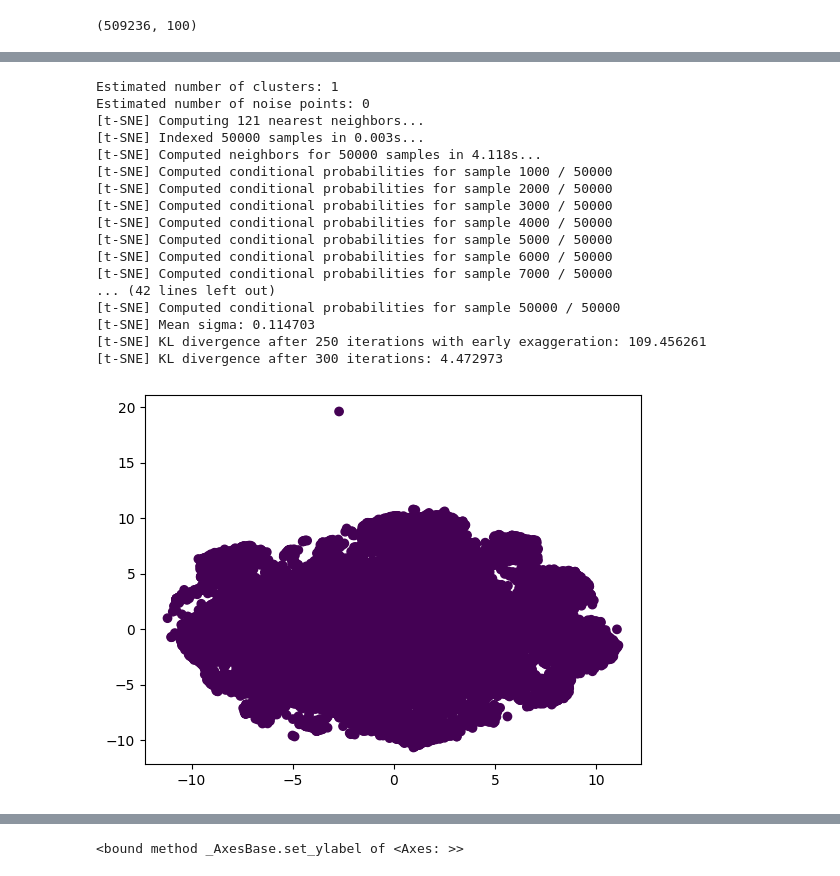
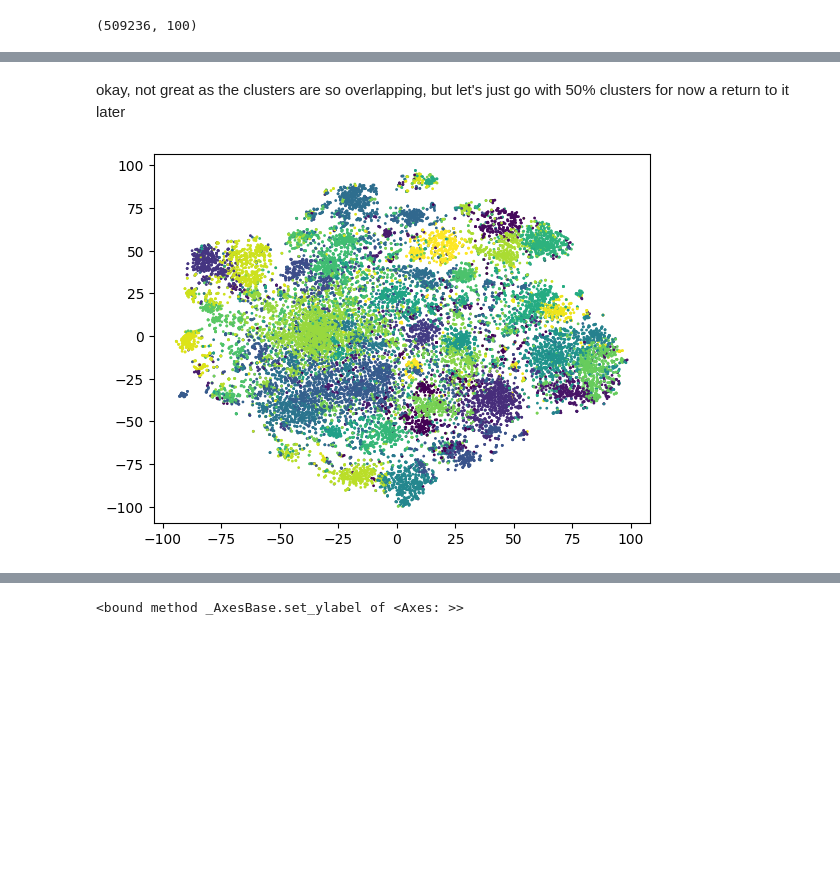
Before and after one commit to Lyncht98/riverstone-nlp-test, a Jupyter notebook: request-1.ipynb, the cells around one changed output, grey strips where cells are left out. Saved outputs shown, nothing was run; the diff lists cells and outputs as text; code cells hidden in the pictures; blank space fills up the shorter version.

```diff
--- a/request-1.ipynb
+++ b/request-1.ipynb
@@ -305,42 +321,31 @@ matrix_reduced.shape
-# %%
-# trying it with DBSCAN
-from sklearn.cluster import DBSCAN
-import matplotlib.pyplot as plt
-
-sample = np.random.choice(matrix_reduced.shape[0], 50000, replace=False)
-
-db = DBSCAN(eps=0.5, min_samples=10).fit(matrix_reduced[sample]) # eps is the distance between points, min_samples is the minimum number of points in a cluster
-labels = db.labels_
-n_clusters_ = len(set(labels)) - (1 if -1 in labels else 0)
-n_noise_ = list(labels).count(-1)
-print('Estimated number of clusters: %d' % n_clusters_)
-print('Estimated number of noise points: %d' % n_noise_)
-
-# visualise clusters using t-sne
-from sklearn.manifold import TSNE
-import matplotlib.pyplot as plt
-
-tsne = TSNE(n_components=2, verbose=1, perplexity=40, n_iter=300)
-tsne_results = tsne.fit_transform(matrix_reduced[sample])
-
-plt.scatter(tsne_results[:,0], tsne_results[:,1], c=labels)
-plt.show()
-# %% [output]
-Estimated number of clusters: 1
-Estimated number of noise points: 0
-[t-SNE] Computing 121 nearest neighbors...
-[t-SNE] Indexed 50000 samples in 0.003s...
-[t-SNE] Computed neighbors for 50000 samples in 4.118s...
-[t-SNE] Computed conditional probabilities for sample 1000 / 50000
-[t-SNE] Computed conditional probabilities for sample 2000 / 50000
-[t-SNE] Computed conditional probabilities for sample 3000 / 50000
-[t-SNE] Computed conditional probabilities for sample 4000 / 50000
-[t-SNE] Computed conditional probabilities for sample 5000 / 50000
-[t-SNE] Computed conditional probabilities for sample 6000 / 50000
-[t-SNE] Computed conditional probabilities for sample 7000 / 50000
-... (42 lines left out)
-[t-SNE] Computed conditional probabilities for sample 50000 / 50000
-[t-SNE] Mean sigma: 0.114703
-[t-SNE] KL divergence after 250 iterations with early exaggeration: 109.456261
-[t-SNE] KL divergence after 300 iterations: 4.472973
-[figure, removed]
+# %% [markdown]
+okay, not great as the clusters are so overlapping, but let's just go with 50% clusters for now a return to it later
+# %%
+# working with just first 25,000 titles for now to move things along
+
+# load in df
+# load data
+datafile_path = "./data/reddit_worldnews_start_to_2016-11-22.csv"
+df = pd.read_csv(datafile_path)
+
+# cluster with batch k-means and 50% cluster size
+from sklearn.cluster import MiniBatchKMeans
+km = MiniBatchKMeans(n_clusters=40, batch_size=5000, n_init=10)
+km.fit(matrix_reduced[:25000])
+
+# chop to first 50,000 titles and append cluster labels
+df = df.iloc[:25000]
+df["cluster"] = km.labels_
+# %%
+# let's visualize on a t-SNE plot
+from sklearn.manifold import TSNE
+
+x_tsne = TSNE(n_components=2, perplexity=30, n_iter=1000).fit_transform(matrix_reduced[:25000])
+# %%
+# scatter ploth with cluster labels
+plt.scatter(x_tsne[:, 0], x_tsne[:, 1], c=km.labels_, s=1)
+# save out as 25000 with 12500 clusters
+plt.savefig("./images/25000_40.png")
+plt.show()
+# %% [output]
+[figure, added]
```
Also changed, not shown: parts of 15 cells of this notebook, 12 other files.
